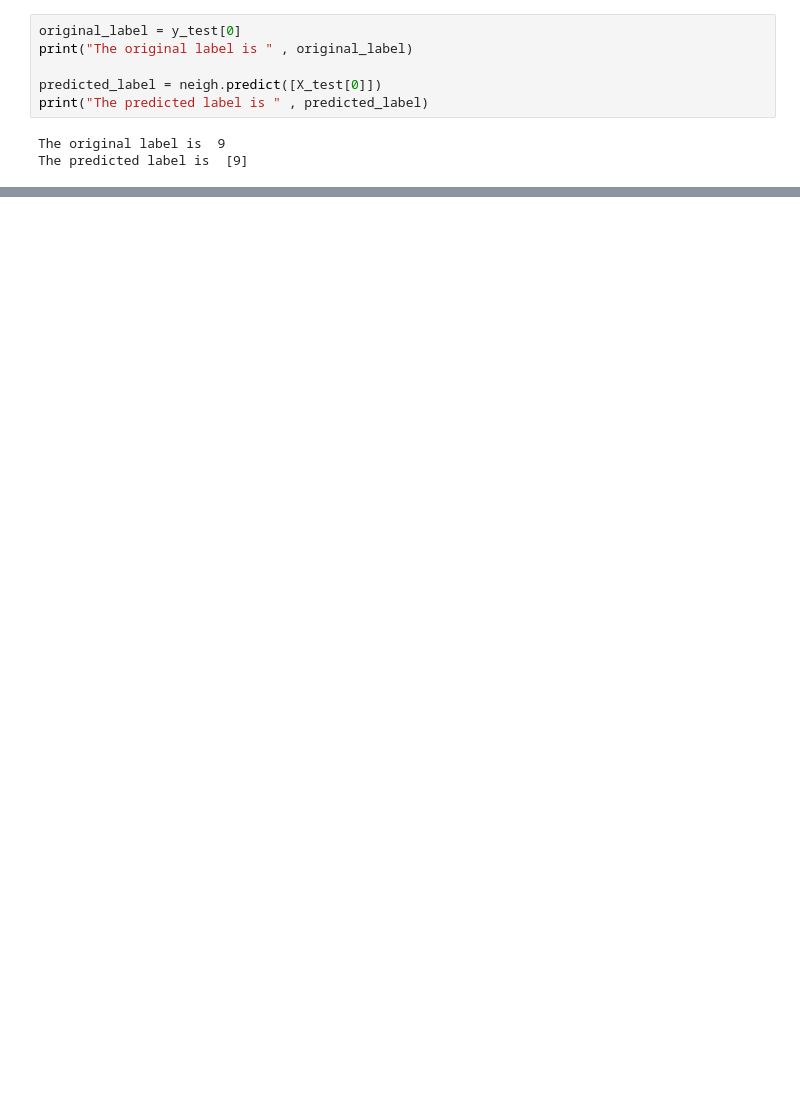
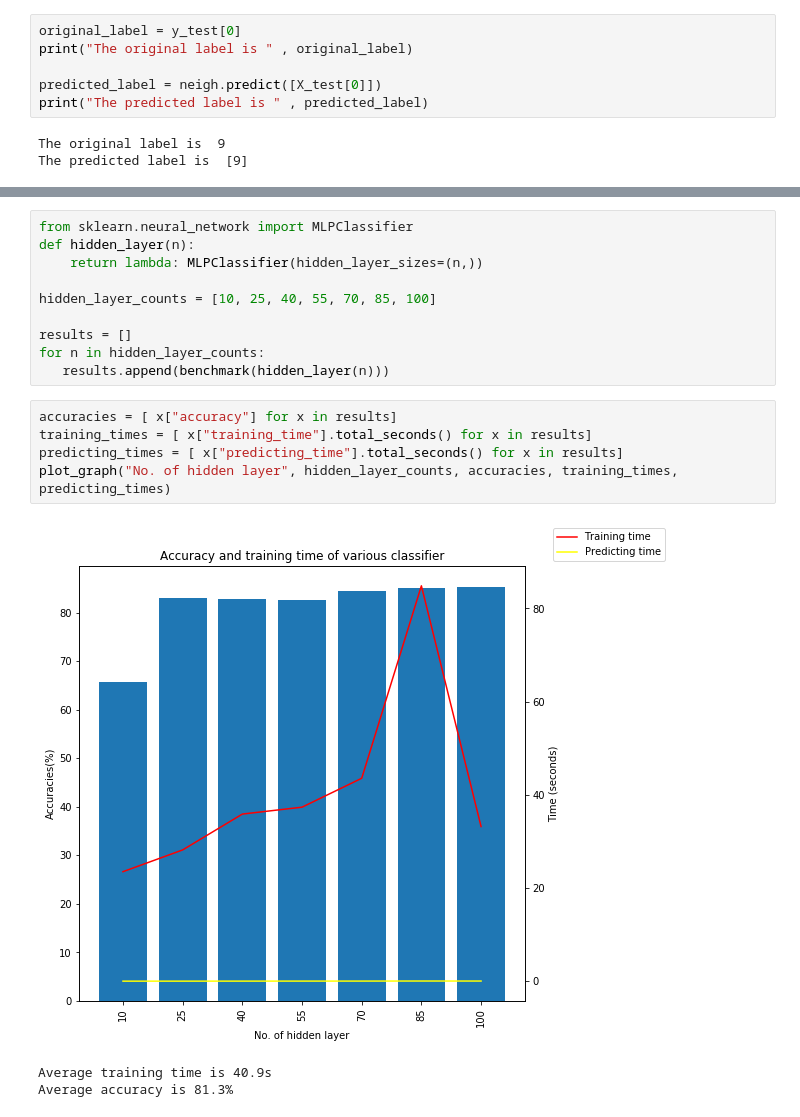
Before and after one commit to wongjiahau/fashion-mnist, a Jupyter notebook: main.ipynb, the cells around one changed output, grey strips where cells are left out. Cells and saved outputs as stored; diff of their text form; blank space fills up the shorter version.

```diff
--- a/main.ipynb
+++ b/main.ipynb
@@ -162,0 +289,19 @@ Accuracy of QuadraticDiscriminantAnalysis is 56.42%
+# %%
+from sklearn.neural_network import MLPClassifier
+def hidden_layer(n):
+    return lambda: MLPClassifier(hidden_layer_sizes=(n,))
+
+hidden_layer_counts = [10, 25, 40, 55, 70, 85, 100]
+
+results = []
+for n in hidden_layer_counts:
+   results.append(benchmark(hidden_layer(n)))
+# %%
+accuracies = [ x["accuracy"] for x in results]
+training_times = [ x["training_time"].total_seconds() for x in results]
+predicting_times = [ x["predicting_time"].total_seconds() for x in results]
+plot_graph("No. of hidden layer", hidden_layer_counts, accuracies, training_times, predicting_times)
+# %% [output]
+[figure, added]
+Average training time is 40.9s
+Average accuracy is 81.3%
```
Also changed, not shown: parts of 37 cells of this notebook.
